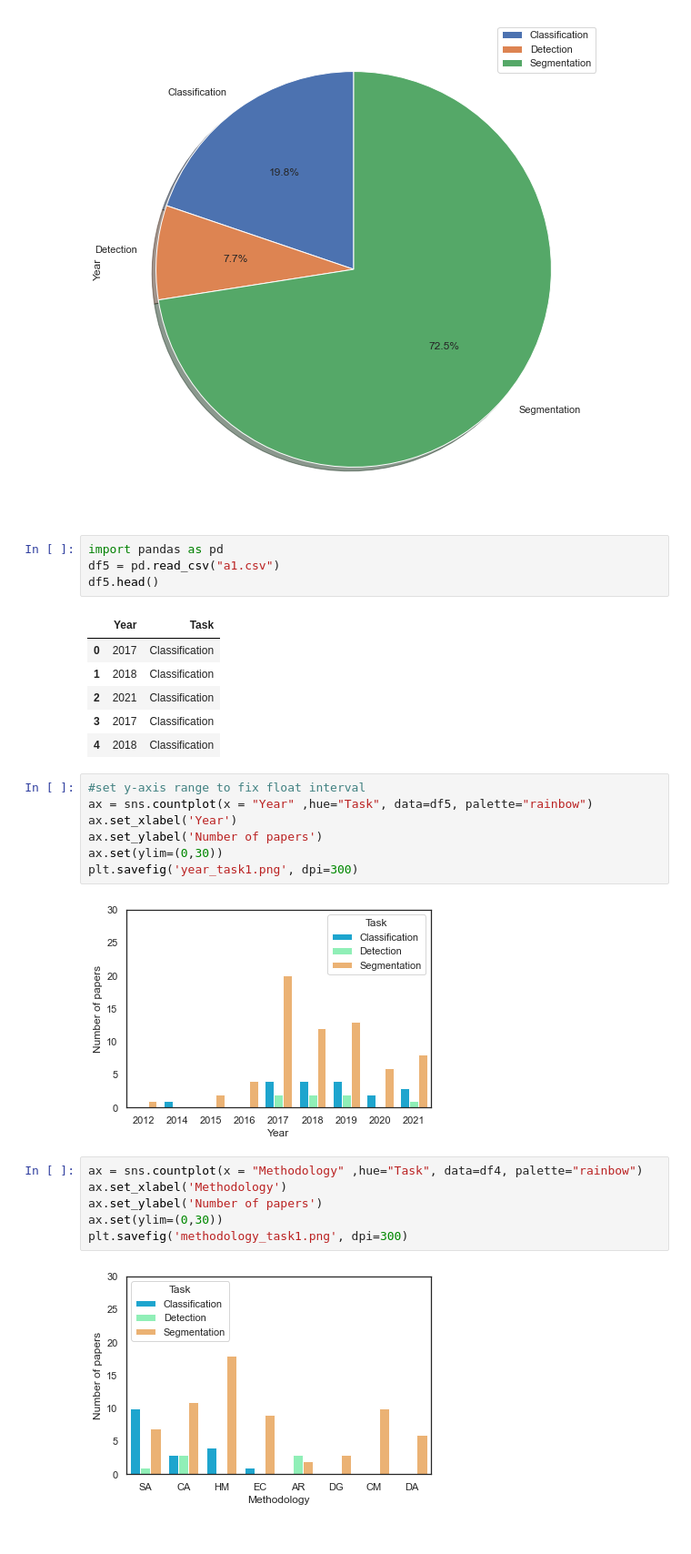
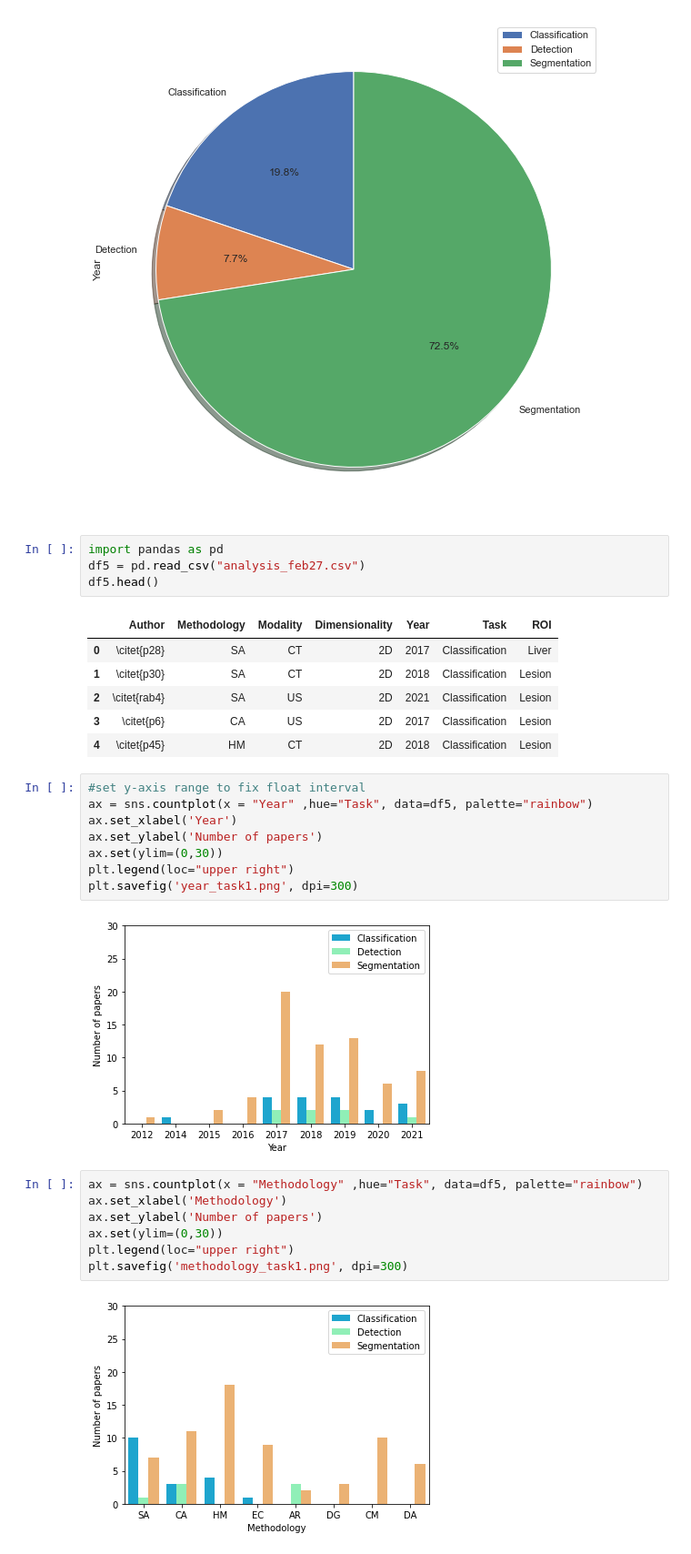
Before and after one commit to Pravdaray/CSV-Analysis-using-Pandas, a Jupyter notebook: review_analysis.ipynb, the cells around one changed output. Shown: that part at 91% size. Cells and saved outputs as stored; diff of their text form.

```diff
--- a/review_analysis.ipynb
+++ b/review_analysis.ipynb
@@ -246,29 +246,31 @@ array([<AxesSubplot:ylabel='Year'>], dtype=object)
 [figure]
 # %%
 import pandas as pd
-df5 = pd.read_csv("a1.csv")
+df5 = pd.read_csv("analysis_feb27.csv")
 df5.head()
 # %% [output]
-|  | Year | Task |
-| 0 | 2017 | Classification |
-| 1 | 2018 | Classification |
-| 2 | 2021 | Classification |
-| 3 | 2017 | Classification |
-| 4 | 2018 | Classification |
+|  | Author | Methodology | Modality | Dimensionality | Year | Task | ROI |
+| 0 | \citet{p28} | SA | CT | 2D | 2017 | Classification | Liver |
+| 1 | \citet{p30} | SA | CT | 2D | 2018 | Classification | Lesion |
+| 2 | \citet{rab4} | SA | US | 2D | 2021 | Classification | Lesion |
+| 3 | \citet{p6} | CA | US | 2D | 2017 | Classification | Lesion |
+| 4 | \citet{p45} | HM | CT | 2D | 2018 | Classification | Lesion |
 # %%
 #set y-axis range to fix float interval
 ax = sns.countplot(x = "Year" ,hue="Task", data=df5, palette="rainbow")
 ax.set_xlabel('Year')
 ax.set_ylabel('Number of papers')
 ax.set(ylim=(0,30))
+plt.legend(loc="upper right")
 plt.savefig('year_task1.png', dpi=300)
 # %% [output]
-[figure, old version]
+[figure, new version]
 # %%
-ax = sns.countplot(x = "Methodology" ,hue="Task", data=df4, palette="rainbow")
+ax = sns.countplot(x = "Methodology" ,hue="Task", data=df5, palette="rainbow")
 ax.set_xlabel('Methodology')
 ax.set_ylabel('Number of papers')
 ax.set(ylim=(0,30))
+plt.legend(loc="upper right")
 plt.savefig('methodology_task1.png', dpi=300)
 # %% [output]
-[figure, old version]
+[figure, new version]
```
Also changed, not shown: parts of 3 cells of this notebook.
